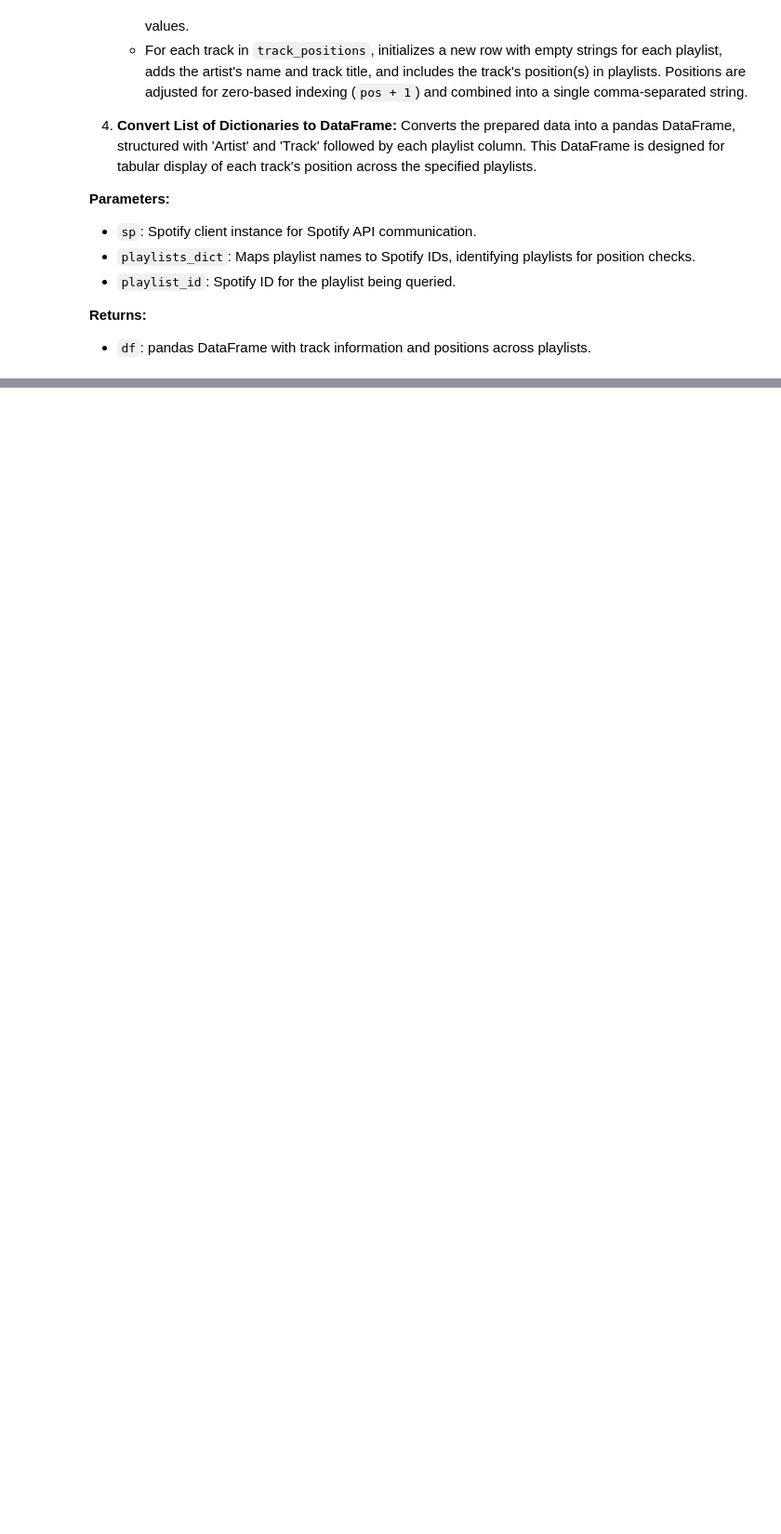
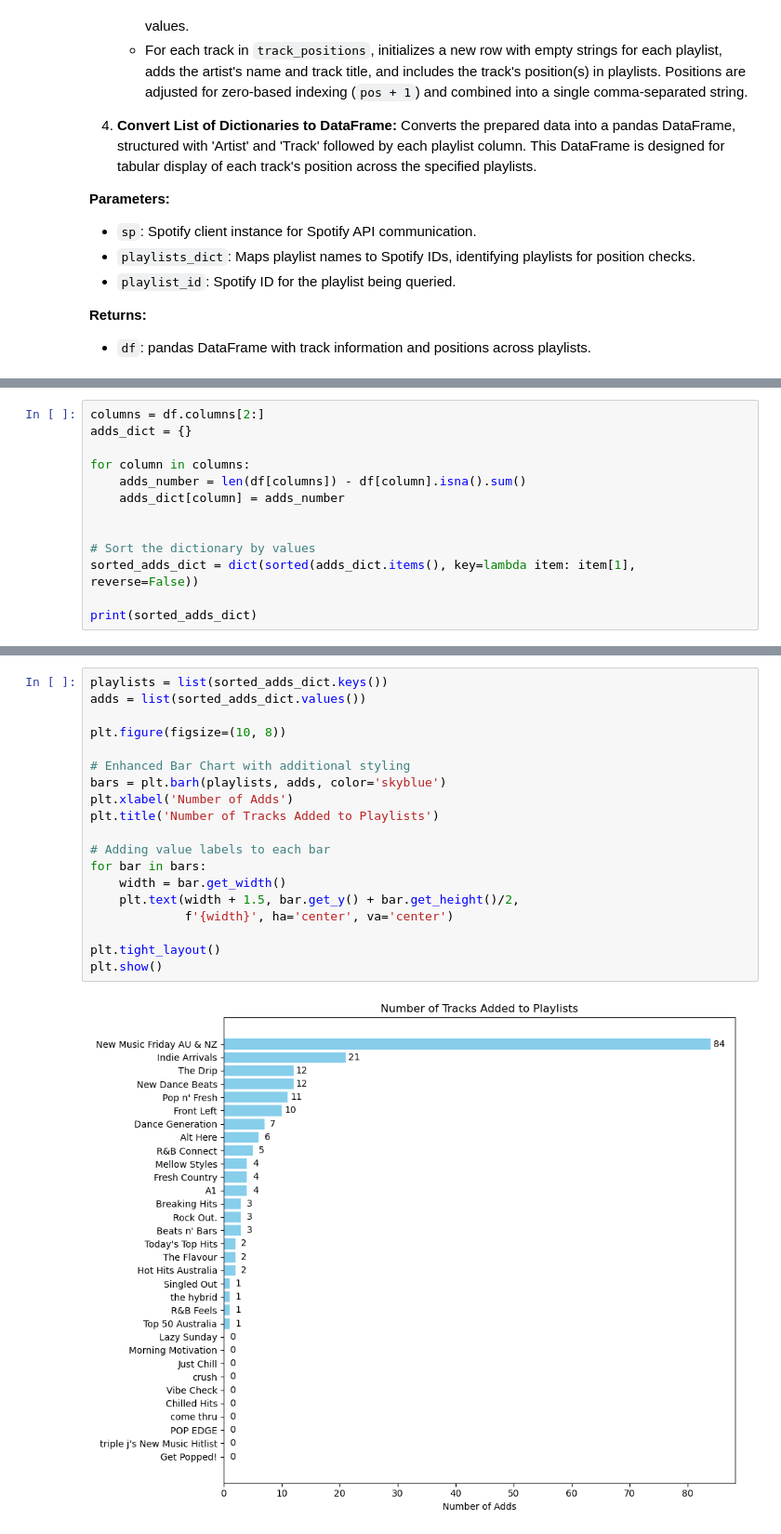
Before and after one commit to amcl11/spotify_au_release_app, a Jupyter notebook: playlist_checker.ipynb, the cells around one changed output, grey strips where cells are left out. Shown at 93% size. Drawn from its saved outputs; the diff is of its cells as text; blank space fills up the shorter version.

```diff
--- a/playlist_checker.ipynb
+++ b/playlist_checker.ipynb
@@ -83,0 +68,13 @@ memory usage: 22.4+ KB
+# %%
+columns = df.columns[2:]
+adds_dict = {}
+
+for column in columns:
+    adds_number = len(df[columns]) - df[column].isna().sum()
+    adds_dict[column] = adds_number
+
+
+# Sort the dictionary by values
+sorted_adds_dict = dict(sorted(adds_dict.items(), key=lambda item: item[1], reverse=False))
+
+print(sorted_adds_dict)
@@ -83,0 +83,21 @@ memory usage: 22.4+ KB
+# %%
+playlists = list(sorted_adds_dict.keys())
+adds = list(sorted_adds_dict.values())
+
+plt.figure(figsize=(10, 8))
+
+# Enhanced Bar Chart with additional styling
+bars = plt.barh(playlists, adds, color='skyblue')
+plt.xlabel('Number of Adds')
+plt.title('Number of Tracks Added to Playlists')
+
+# Adding value labels to each bar
+for bar in bars:
+    width = bar.get_width()
+    plt.text(width + 1.5, bar.get_y() + bar.get_height()/2,
+             f'{width}', ha='center', va='center')
+
+plt.tight_layout()
+plt.show()
+# %% [output]
+[figure, added]
```
Also changed, not shown: parts of 10 cells of this notebook, 1 other file.
